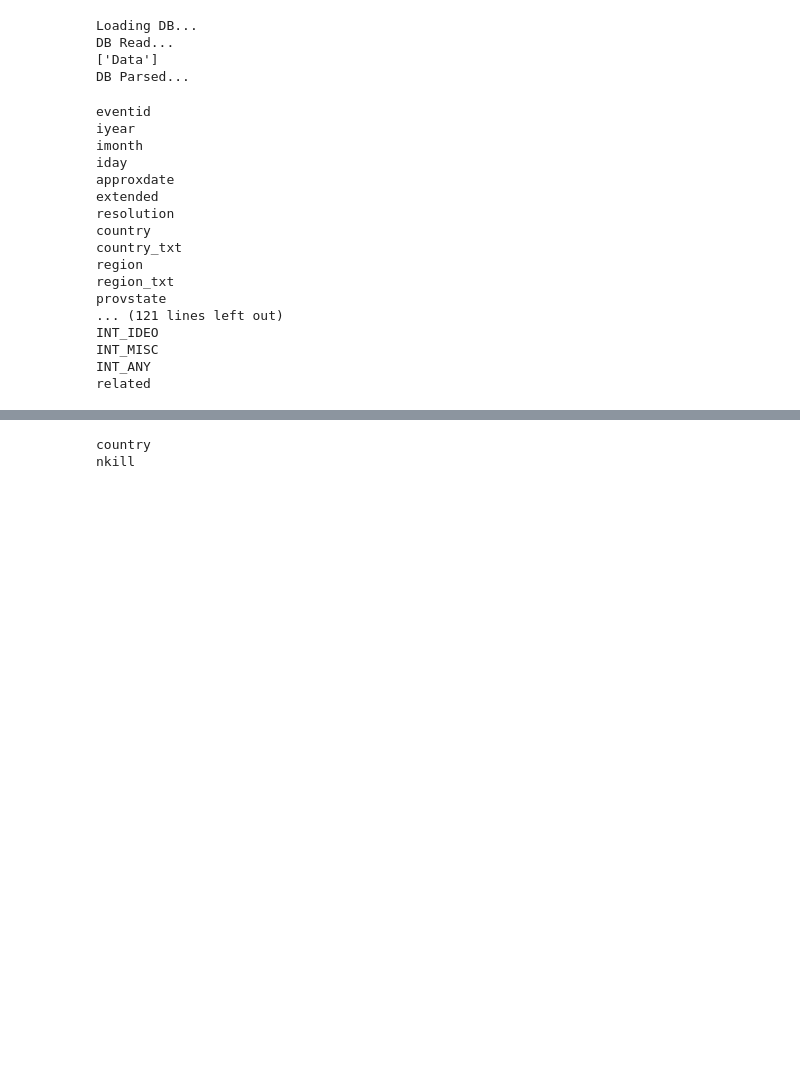
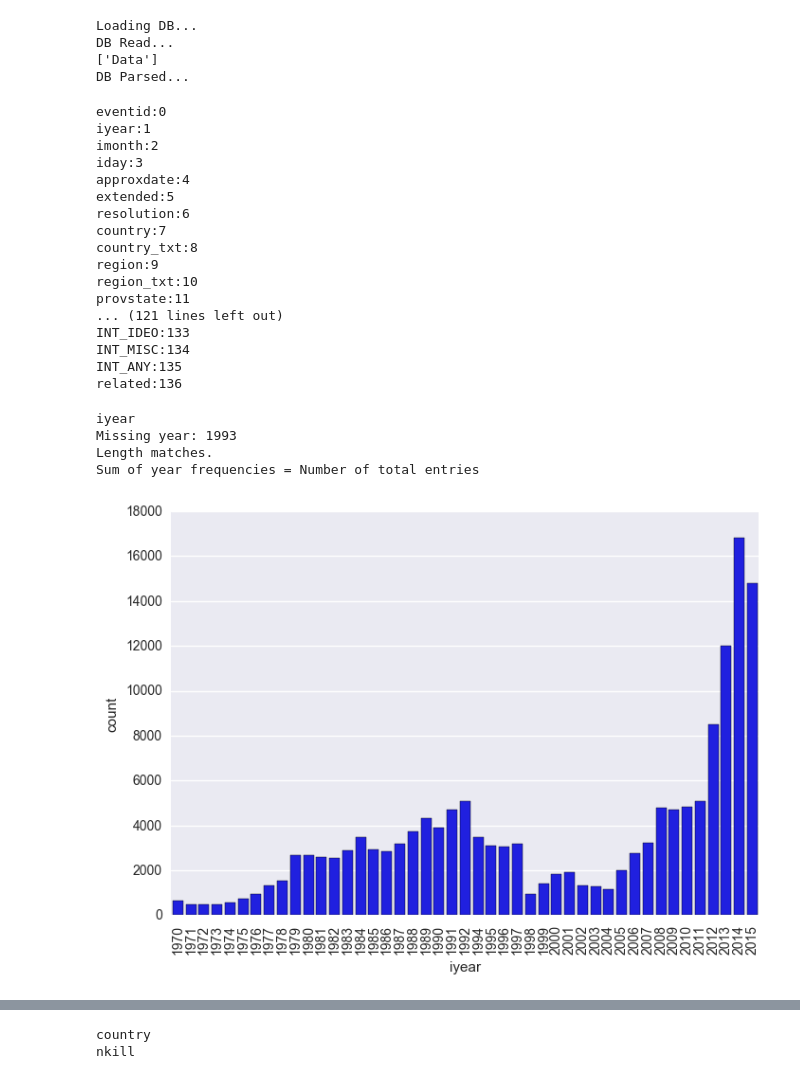
Before and after one commit to msandim/tum-data-mining-lab, a Jupyter notebook: Week 2/joint_plots.ipynb, the cells around one changed output, grey strips where cells are left out. Drawn from its saved outputs; the diff is of its cells as text; code cells hidden in the pictures; blank space fills up the shorter version.

```diff
--- a/Week 2/joint_plots.ipynb
+++ b/Week 2/joint_plots.ipynb
@@ -20,23 +20,55 @@ import seaborn as sns
 import matplotlib as mp
 columns = dfs.columns
 total_entries = len(dfs)
-for col in columns:
-    print(col)
+for index, col in enumerate(columns):
+    print(str(col) + ":" + str(index))
 # %% [output]
-eventid
-iyear
-imonth
-iday
-approxdate
-extended
-resolution
-country
-country_txt
-region
-region_txt
-provstate
+eventid:0
+iyear:1
+imonth:2
+iday:3
+approxdate:4
+extended:5
+resolution:6
+country:7
+country_txt:8
+region:9
+region_txt:10
+provstate:11
 ... (121 lines left out)
-INT_IDEO
-INT_MISC
-INT_ANY
-related
+INT_IDEO:133
+INT_MISC:134
+INT_ANY:135
+related:136
+# %%
+# Start with Column 1. Describes the year of the event. Ignoring column 0 as it's just a unique ID.
+# Maybe useful later to create dictionaries.
+# Histogram shows the number of incidents per year
+curr = columns[1]
+curr_column = dfs[curr]
+print(curr)
+unique_years, year_counts = np.unique(curr_column, return_counts=True)
+count = 0
+# Check if any year is missing from the data
+for i in range(unique_years[0],unique_years[len(unique_years)-1]):
+    if i != unique_years[i-1970-count]:
+        print("Missing year: " + str(i))
+        count = count+1
+# Check if any row is missing a year
+if total_entries == len(curr_column):
+    print("Length matches.")
+else:
+    print("Achtung!! Length mismatch.")
+total = np.sum(year_counts)
+if total_entries == total:
+    print("Sum of year frequencies = Number of total entries")
+else:
+    print("Achtung!! Cumulative frequency mismatch.")
+ax = sns.countplot(curr_column,color='b')
+_ = mp.pyplot.setp(ax.get_xticklabels(), rotation=90)
+# %% [output]
+iyear
+Missing year: 1993
+Length matches.
+Sum of year frequencies = Number of total entries
+[figure, added]
```
Also changed, not shown: parts of 5 cells of this notebook, 1 other file.
